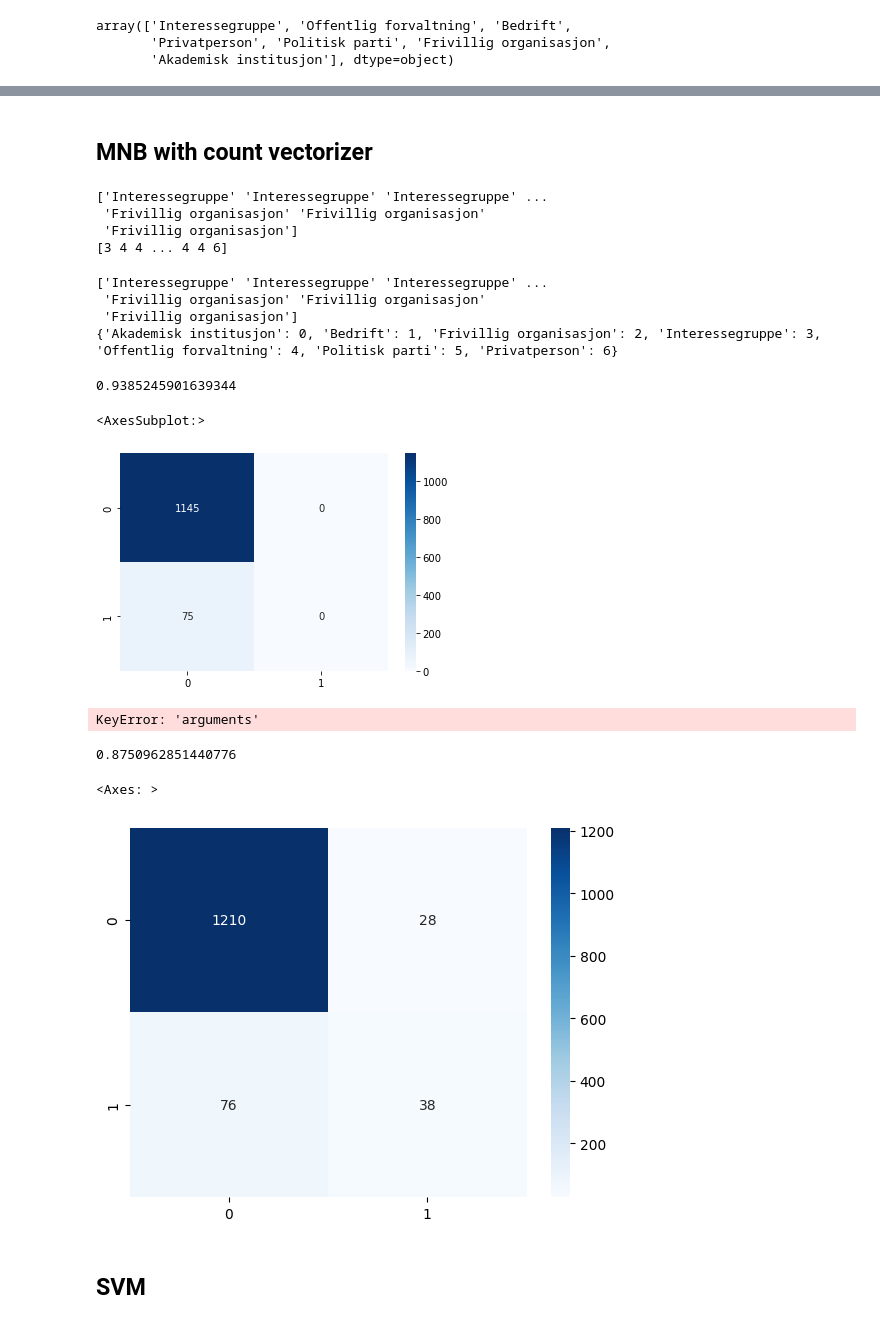
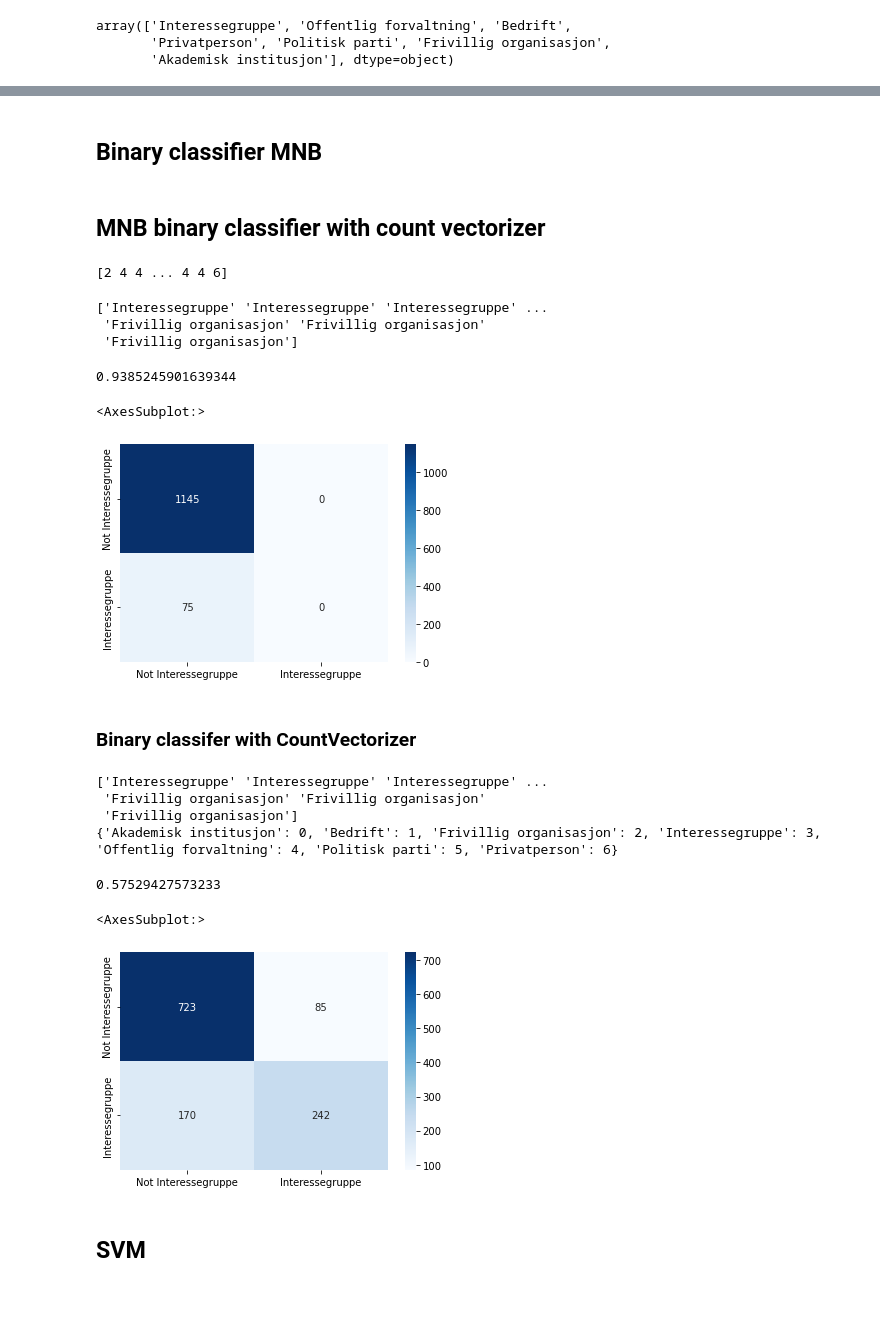
Before and after one commit to henriklarsen28/ArgumentMiningNOUs, a Jupyter notebook: src/notebooks/naive_bayes_classifier.ipynb, the cells around one changed output, grey strips where cells are left out. Drawn from its saved outputs; the diff is of its cells as text; code cells hidden in the pictures; blank space fills up the shorter version.

```diff
--- a/src/notebooks/naive_bayes_classifier.ipynb
+++ b/src/notebooks/naive_bayes_classifier.ipynb
@@ -106,11 +135,12 @@ ValueError: `data` and `annot` must have same shape.
+# %% [markdown]
+## Binary classifier MNB
 # %% [markdown]
-## MNB with count vectorizer
+## MNB binary classifier with count vectorizer
 # %%
 vector = CountVectorizer()
 
 X = vector.fit_transform(df["text"])
 y = df["label"].to_numpy()
-print(y)
 
 # Convert labels to numbers
 id2label = {i: label for i, label in enumerate(np.unique(y))}
@@ -121,10 +151,7 @@ y = np.array([label2id[label] for label in y])
 X_train, X_test, y_train, y_test = train_test_split(X, y, test_size=0.2, random_state=42)
 print(y_train)
 # %% [output]
-['Interessegruppe' 'Interessegruppe' 'Interessegruppe' ...
- 'Frivillig organisasjon' 'Frivillig organisasjon'
- 'Frivillig organisasjon']
-[3 4 4 ... 4 4 6]
+[2 4 4 ... 4 4 6]
 # %%
 # Try with a binary classifier
 vector = TfidfVectorizer()
@@ -137,7 +164,6 @@ print(y)
 id2label = {i: label for i, label in enumerate(np.unique(y))}
 label2id = {label: i for i, label in id2label.items()}
 
-print(label2id)
 
 y = np.array([label2id[label] for label in y])
 
@@ -149,7 +175,6 @@ X_train, X_test, y_train, y_test = train_test_split(X, y, test_size=0.4, random_
 ['Interessegruppe' 'Interessegruppe' 'Interessegruppe' ...
  'Frivillig organisasjon' 'Frivillig organisasjon'
  'Frivillig organisasjon']
-{'Akademisk institusjon': 0, 'Bedrift': 1, 'Frivillig organisasjon': 2, 'Interessegruppe': 3, 'Offentlig forvaltning': 4, 'Politisk parti': 5, 'Privatperson': 6}
 # %%
 mnb = MultinomialNB()
 
@@ -164,16 +189,18 @@ print(accuracy(y_test, y_pred))
 # %%
 # Confusion matrix
 conf_mat = confusion_matrix(y_test, y_pred)
-sns.heatmap(conf_mat, annot=True, fmt='d', cmap='Blues')
+sns.heatmap(conf_mat, annot=True, fmt='d', cmap='Blues', xticklabels=['Not Interessegruppe', 'Interessegruppe'], yticklabels=['Not Interessegruppe', 'Interessegruppe'])
 # %% [output]
 <AxesSubplot:>
-[figure, old version]
+[figure, new version]
+# %% [markdown]
+### Binary classifer with CountVectorizer
 # %%
 # Try with a binary classifier
 vector = CountVectorizer()
 
-X = vector.fit_transform(df["arguments"])
-y = df["actor_label"].to_numpy()
+X = vector.fit_transform(df["text"])
+y = df["label"].to_numpy()
 print(y)
 
 # Convert labels to numbers
@@ -185,11 +212,14 @@ print(label2id)
 y = np.array([label2id[label] for label in y])
 
 # Remove set all labels that are not 3 (Interessegruppe) to 0
-y = np.where(y == 5, 1, 0)
+y = np.where(y == 3, 1, 0)
 
 X_train, X_test, y_train, y_test = train_test_split(X, y, test_size=0.4, random_state=42)
 # %% [output]
-KeyError: 'arguments'
+['Interessegruppe' 'Interessegruppe' 'Interessegruppe' ...
+ 'Frivillig organisasjon' 'Frivillig organisasjon'
+ 'Frivillig organisasjon']
+{'Akademisk institusjon': 0, 'Bedrift': 1, 'Frivillig organisasjon': 2, 'Interessegruppe': 3, 'Offentlig forvaltning': 4, 'Politisk parti': 5, 'Privatperson': 6}
 # %%
 mnb = MultinomialNB()
 
@@ -200,13 +230,13 @@ y_pred = y_pred.reshape(-1, 1)
 
 print(accuracy(y_test, y_pred))
 # %% [output]
-0.8750962851440776
+0.57529427573233
 # %%
 # Confusion matrix
 conf_mat = confusion_matrix(y_test, y_pred)
-sns.heatmap(conf_mat, annot=True, fmt='d', cmap='Blues')
+sns.heatmap(conf_mat, annot=True, fmt='d', cmap='Blues', xticklabels=['Not Interessegruppe', 'Interessegruppe'], yticklabels=['Not Interessegruppe', 'Interessegruppe'])
 # %% [output]
-<Axes: >
+<AxesSubplot:>
-[figure, old version]
+[figure, new version]
 # %% [markdown]
 ## SVM
```
Also changed, not shown: parts of 5 cells of this notebook.
